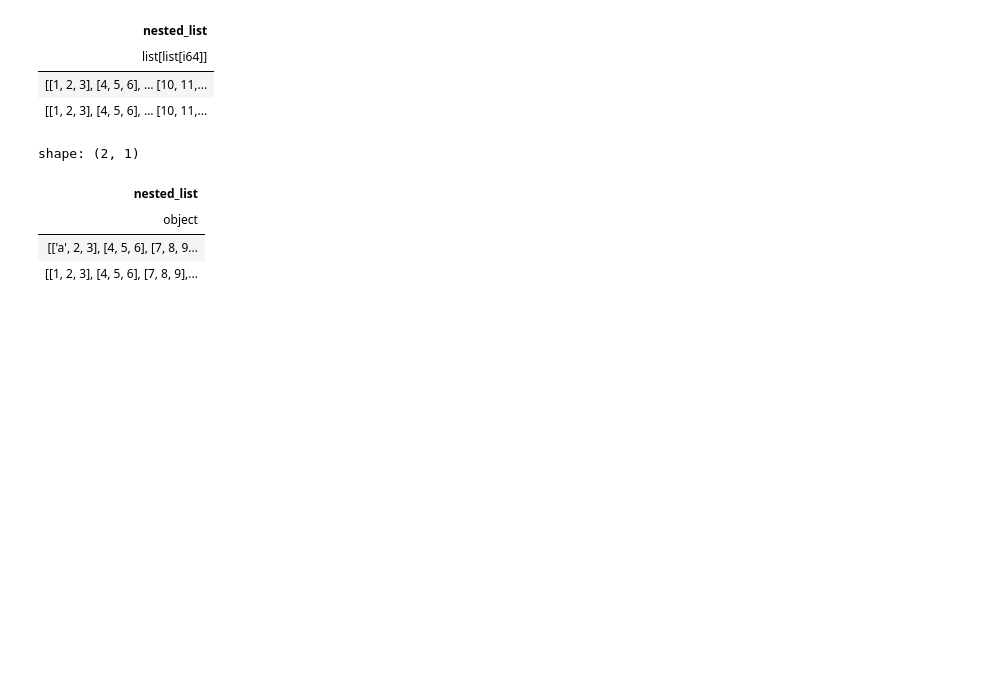
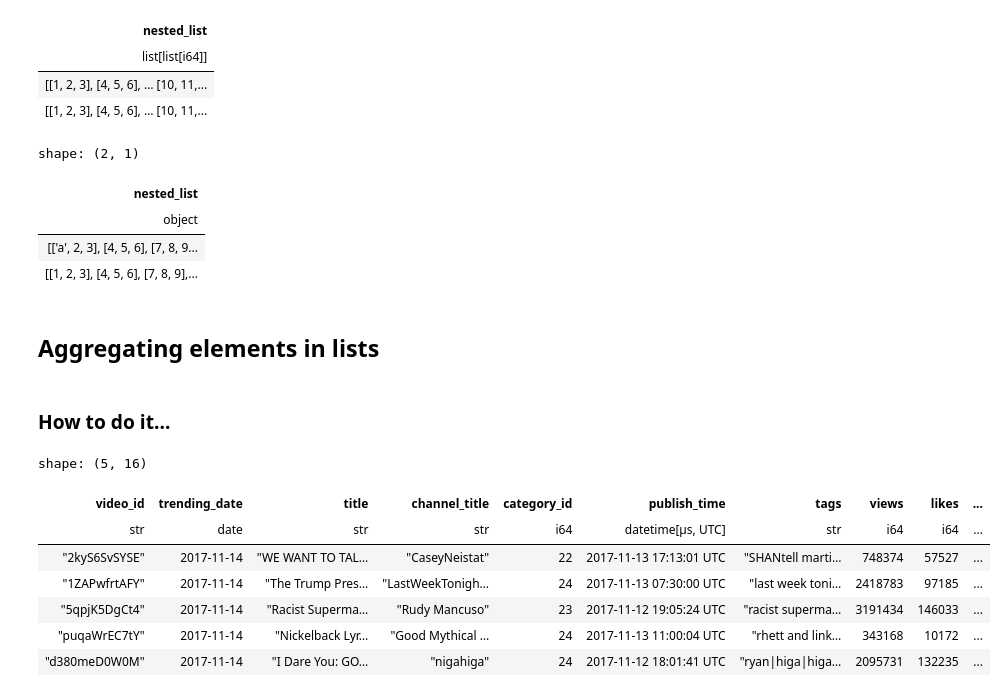
Before and after one commit to PacktPublishing/Polars-Cookbook, a Jupyter notebook: Chapter07/ch07.ipynb, the cells around one changed output. Saved outputs shown, nothing was run; the diff lists cells and outputs as text; code cells hidden in the pictures; blank space fills up the shorter version.

```diff
--- a/Chapter07/ch07.ipynb
+++ b/Chapter07/ch07.ipynb
@@ -138,3 +138,7 @@ shape: (2, 1)
 | object |
 | [['a', 2, 3], [4, 5, 6], [7, 8, 9... |
 | [[1, 2, 3], [4, 5, 6], [7, 8, 9],... |
+# %% [markdown]
+## Aggregating elements in lists
+# %% [markdown]
+### How to do it...
@@ -140,0 +147,17 @@ shape: (2, 1)
+# %%
+df = (
+    pl.read_csv('../data/us_videos.csv', try_parse_dates=True)
+    .with_columns(
+        pl.col('trending_date').str.strptime(pl.Date, format='%y.%d.%m')
+    )
+)
+df.head()
+# %% [output]
+shape: (5, 16)
+| video_id | trending_date | title | channel_title | category_id | publish_time | tags | views | likes | ... |
+| str | date | str | str | i64 | datetime[μs, UTC] | str | i64 | i64 | ... |
+| "2kyS6SvSYSE" | 2017-11-14 | "WE WANT TO TAL… | "CaseyNeistat" | 22 | 2017-11-13 17:13:01 UTC | "SHANtell marti… | 748374 | 57527 | ... |
+| "1ZAPwfrtAFY" | 2017-11-14 | "The Trump Pres… | "LastWeekTonigh… | 24 | 2017-11-13 07:30:00 UTC | "last week toni… | 2418783 | 97185 | ... |
+| "5qpjK5DgCt4" | 2017-11-14 | "Racist Superma… | "Rudy Mancuso" | 23 | 2017-11-12 19:05:24 UTC | "racist superma… | 3191434 | 146033 | ... |
+| "puqaWrEC7tY" | 2017-11-14 | "Nickelback Lyr… | "Good Mythical … | 24 | 2017-11-13 11:00:04 UTC | "rhett and link… | 343168 | 10172 | ... |
+| "d380meD0W0M" | 2017-11-14 | "I Dare You: GO… | "nigahiga" | 24 | 2017-11-12 18:01:41 UTC | "ryan|higa|higa… | 2095731 | 132235 | ... |
```
Also changed, not shown: parts of 22 cells of this notebook.
